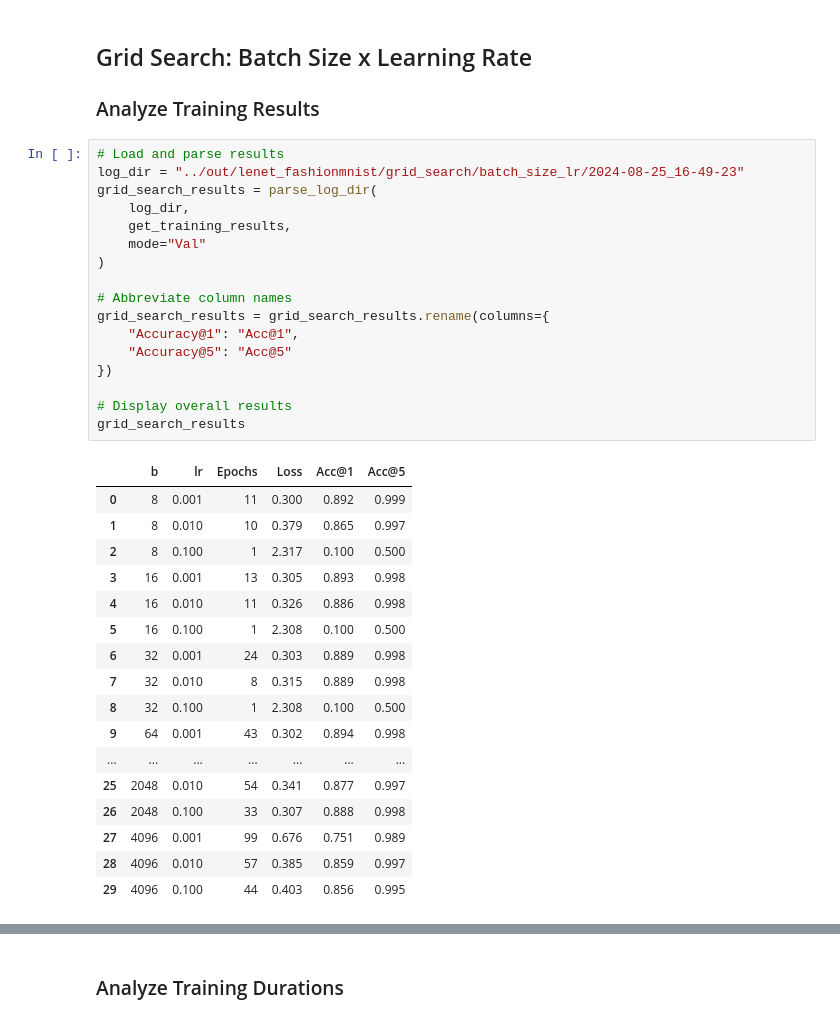
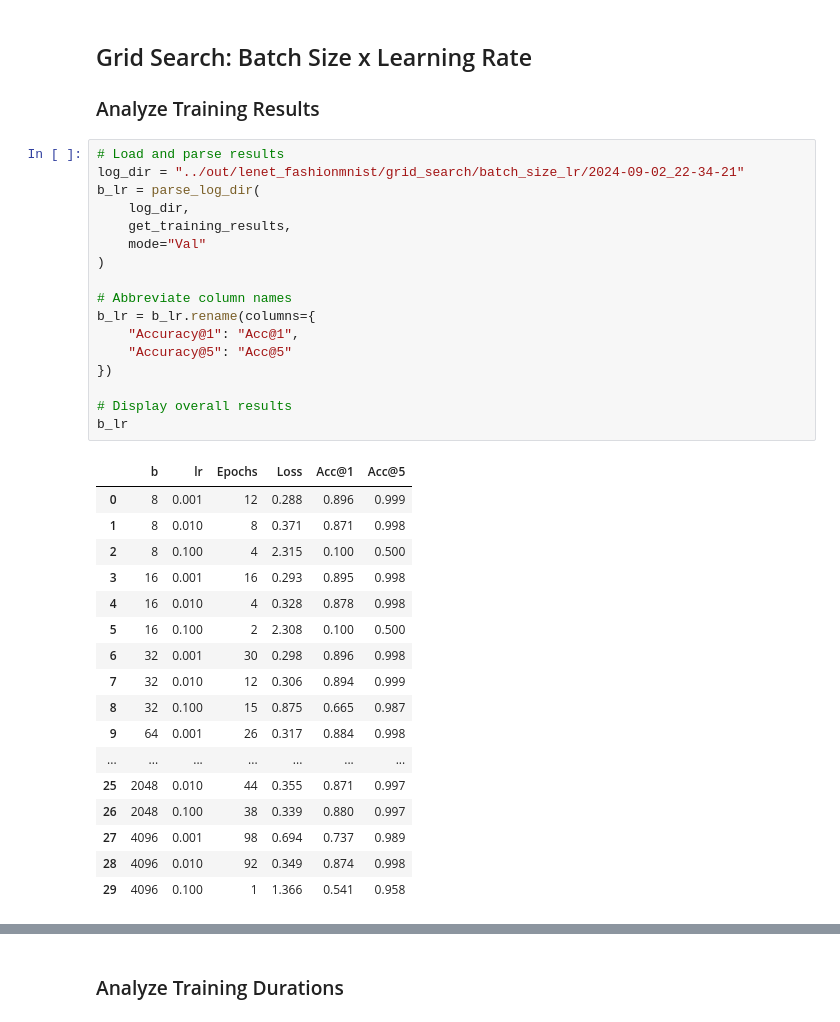
Before and after one commit to mrvnthss/rsa-vision-networks, a Jupyter notebook: notebooks/4.0-mt-data-analysis-lenet-fashionmnist.ipynb, the cells around one changed output, grey strips where cells are left out. Drawn from its saved outputs; the diff is of its cells as text.

```diff
--- a/notebooks/4.0-mt-data-analysis-lenet-fashionmnist.ipynb
+++ b/notebooks/4.0-mt-data-analysis-lenet-fashionmnist.ipynb
@@ -25,38 +25,38 @@ from src.visualization.utils import save_figure
 ### Analyze Training Results
 # %%
 # Load and parse results
-log_dir = "../out/lenet_fashionmnist/grid_search/batch_size_lr/2024-08-25_16-49-23"
-grid_search_results = parse_log_dir(
+log_dir = "../out/lenet_fashionmnist/grid_search/batch_size_lr/2024-09-02_22-34-21"
+b_lr = parse_log_dir(
     log_dir,
     get_training_results,
     mode="Val"
 )
 
 # Abbreviate column names
-grid_search_results = grid_search_results.rename(columns={
+b_lr = b_lr.rename(columns={
     "Accuracy@1": "Acc@1",
     "Accuracy@5": "Acc@5"
 })
 
 # Display overall results
-grid_search_results
+b_lr
 # %% [output]
 |  | b | lr | Epochs | Loss | Acc@1 | Acc@5 |
-| 0 | 8 | 0.001 | 11 | 0.300 | 0.892 | 0.999 |
-| 1 | 8 | 0.010 | 10 | 0.379 | 0.865 | 0.997 |
-| 2 | 8 | 0.100 | 1 | 2.317 | 0.100 | 0.500 |
-| 3 | 16 | 0.001 | 13 | 0.305 | 0.893 | 0.998 |
-| 4 | 16 | 0.010 | 11 | 0.326 | 0.886 | 0.998 |
-| 5 | 16 | 0.100 | 1 | 2.308 | 0.100 | 0.500 |
-| 6 | 32 | 0.001 | 24 | 0.303 | 0.889 | 0.998 |
-| 7 | 32 | 0.010 | 8 | 0.315 | 0.889 | 0.998 |
-| 8 | 32 | 0.100 | 1 | 2.308 | 0.100 | 0.500 |
-| 9 | 64 | 0.001 | 43 | 0.302 | 0.894 | 0.998 |
+| 0 | 8 | 0.001 | 12 | 0.288 | 0.896 | 0.999 |
+| 1 | 8 | 0.010 | 8 | 0.371 | 0.871 | 0.998 |
+| 2 | 8 | 0.100 | 4 | 2.315 | 0.100 | 0.500 |
+| 3 | 16 | 0.001 | 16 | 0.293 | 0.895 | 0.998 |
+| 4 | 16 | 0.010 | 4 | 0.328 | 0.878 | 0.998 |
+| 5 | 16 | 0.100 | 2 | 2.308 | 0.100 | 0.500 |
+| 6 | 32 | 0.001 | 30 | 0.298 | 0.896 | 0.998 |
+| 7 | 32 | 0.010 | 12 | 0.306 | 0.894 | 0.999 |
+| 8 | 32 | 0.100 | 15 | 0.875 | 0.665 | 0.987 |
+| 9 | 64 | 0.001 | 26 | 0.317 | 0.884 | 0.998 |
 | ... | ... | ... | ... | ... | ... | ... |
-| 25 | 2048 | 0.010 | 54 | 0.341 | 0.877 | 0.997 |
-| 26 | 2048 | 0.100 | 33 | 0.307 | 0.888 | 0.998 |
-| 27 | 4096 | 0.001 | 99 | 0.676 | 0.751 | 0.989 |
-| 28 | 4096 | 0.010 | 57 | 0.385 | 0.859 | 0.997 |
-| 29 | 4096 | 0.100 | 44 | 0.403 | 0.856 | 0.995 |
+| 25 | 2048 | 0.010 | 44 | 0.355 | 0.871 | 0.997 |
+| 26 | 2048 | 0.100 | 38 | 0.339 | 0.880 | 0.997 |
+| 27 | 4096 | 0.001 | 98 | 0.694 | 0.737 | 0.989 |
+| 28 | 4096 | 0.010 | 92 | 0.349 | 0.874 | 0.998 |
+| 29 | 4096 | 0.100 | 1 | 1.366 | 0.541 | 0.958 |
 # %%
 # Group results by learning rate
```
Also changed, not shown: parts of 5 cells of this notebook, 2 other files.
